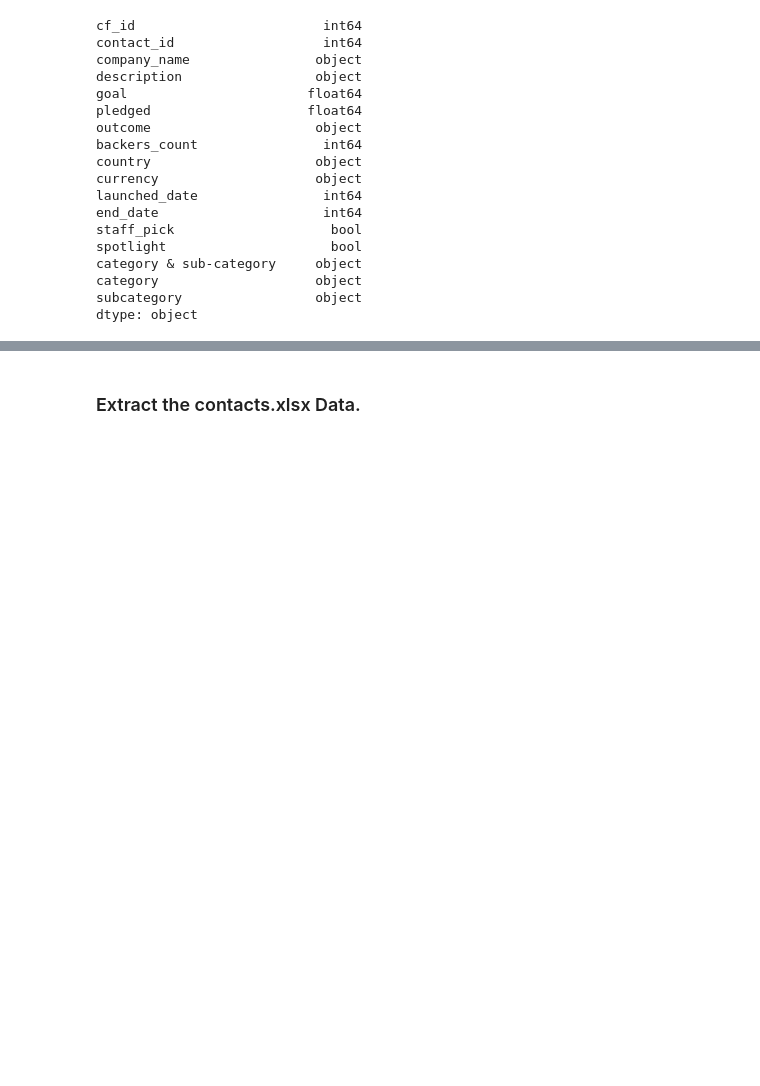
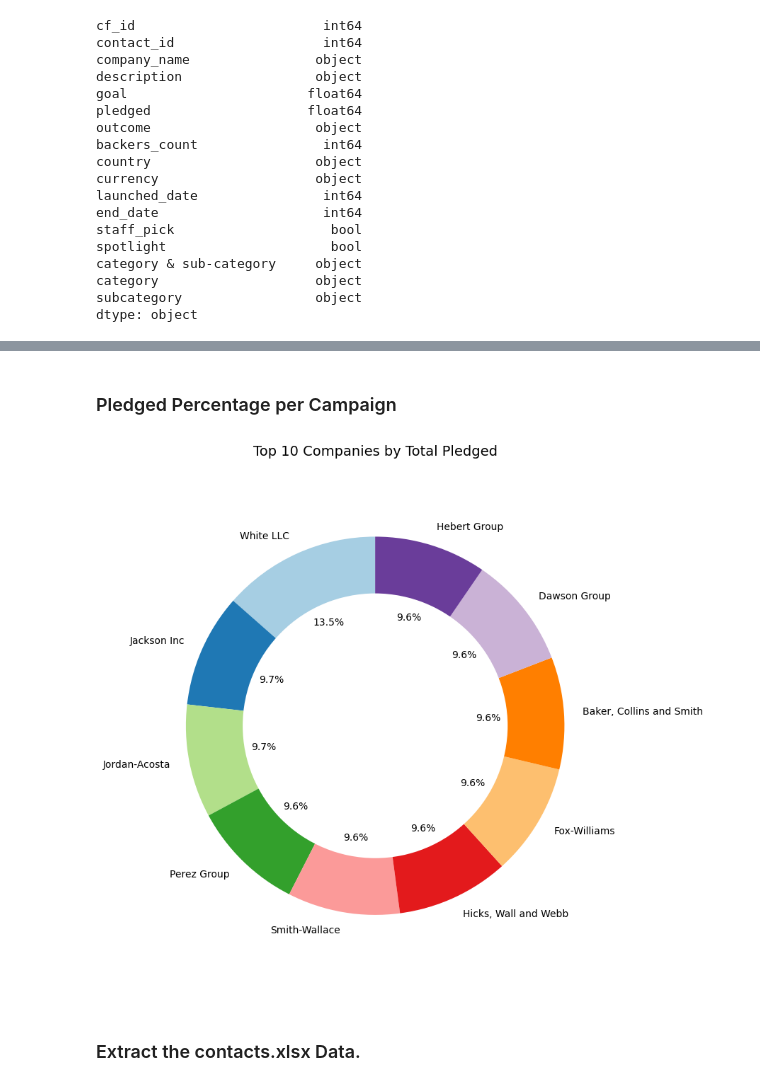
Before and after one commit to actingcat/Crowdfunding_ETL, a Jupyter notebook: project 2/ETL_Mini_Project_Starter_Code.ipynb, the cells around one changed output, grey strips where cells are left out. Saved outputs shown, nothing was run; the diff lists cells and outputs as text; code cells hidden in the pictures; blank space fills up the shorter version.

```diff
--- a/project 2/ETL_Mini_Project_Starter_Code.ipynb
+++ b/project 2/ETL_Mini_Project_Starter_Code.ipynb
@@ -298,3 +318,29 @@ campaign_cleaned.to_csv("Resources/campaign.csv", index=False)
+# %% [markdown]
+### Pledged Percentage per Campaign
+# %%
+# Group by company_name and calculate total pledged per company
+top_pledged_companies = campaign_df.groupby('company_name')['pledged'].sum().sort_values(ascending=False).head(10)
+
+# Create a pie chart for the top 10 companies by pledged amount
+plt.figure(figsize=(8, 8))
+plt.pie(top_pledged_companies, labels=top_pledged_companies.index, autopct='%1.1f%%', startangle=90, colors=plt.cm.Paired.colors)
+
+# Add a title
+plt.title('Top 10 Companies by Total Pledged', fontsize=14)
+
+# Draw the pie chart as a donut chart
+centre_circle = plt.Circle((0, 0), 0.70, fc='white')
+fig = plt.gcf()
+fig.gca().add_artist(centre_circle)
+
+# Equal aspect ratio ensures that pie is drawn as a circle.
+plt.tight_layout()
+plt.axis('equal')
+
+# Show the plot
+plt.show()
+# %% [output]
+[figure, added]
 # %% [markdown]
 ### Extract the contacts.xlsx Data.
 # %%
```
Also changed, not shown: parts of 3 cells of this notebook.
